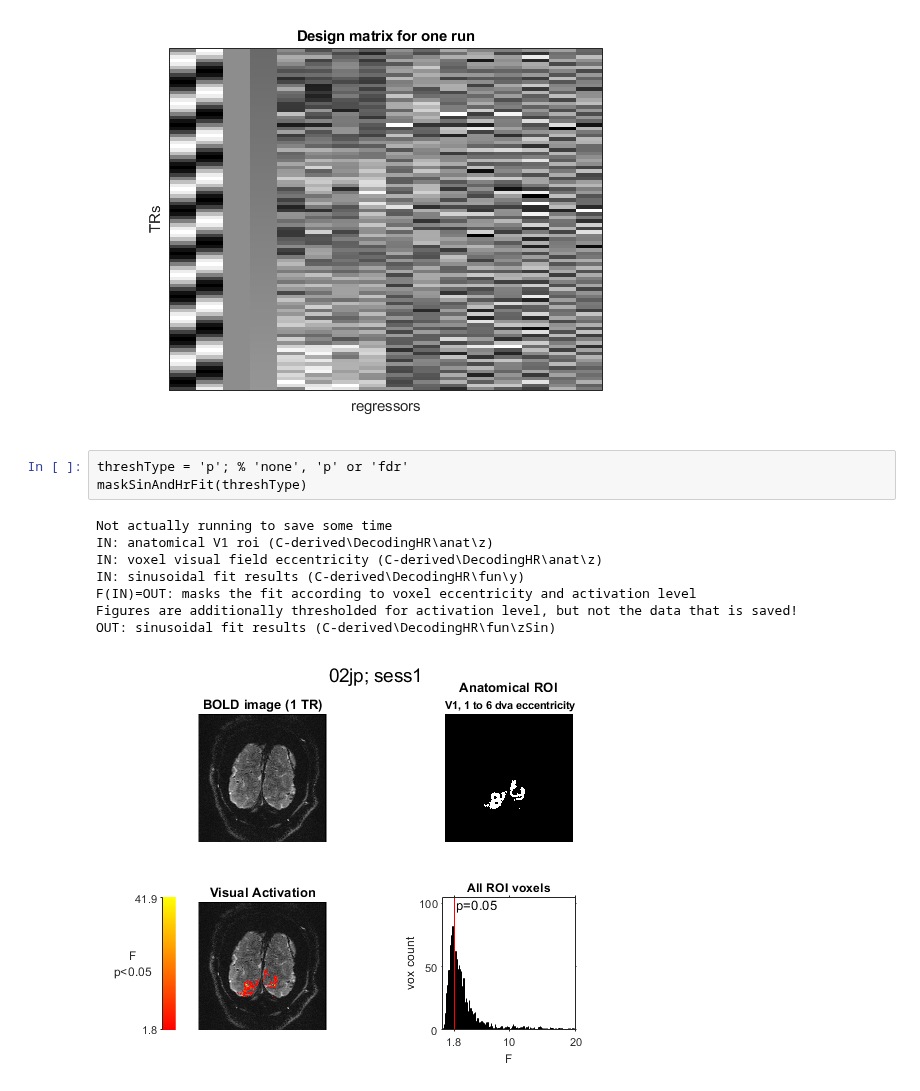
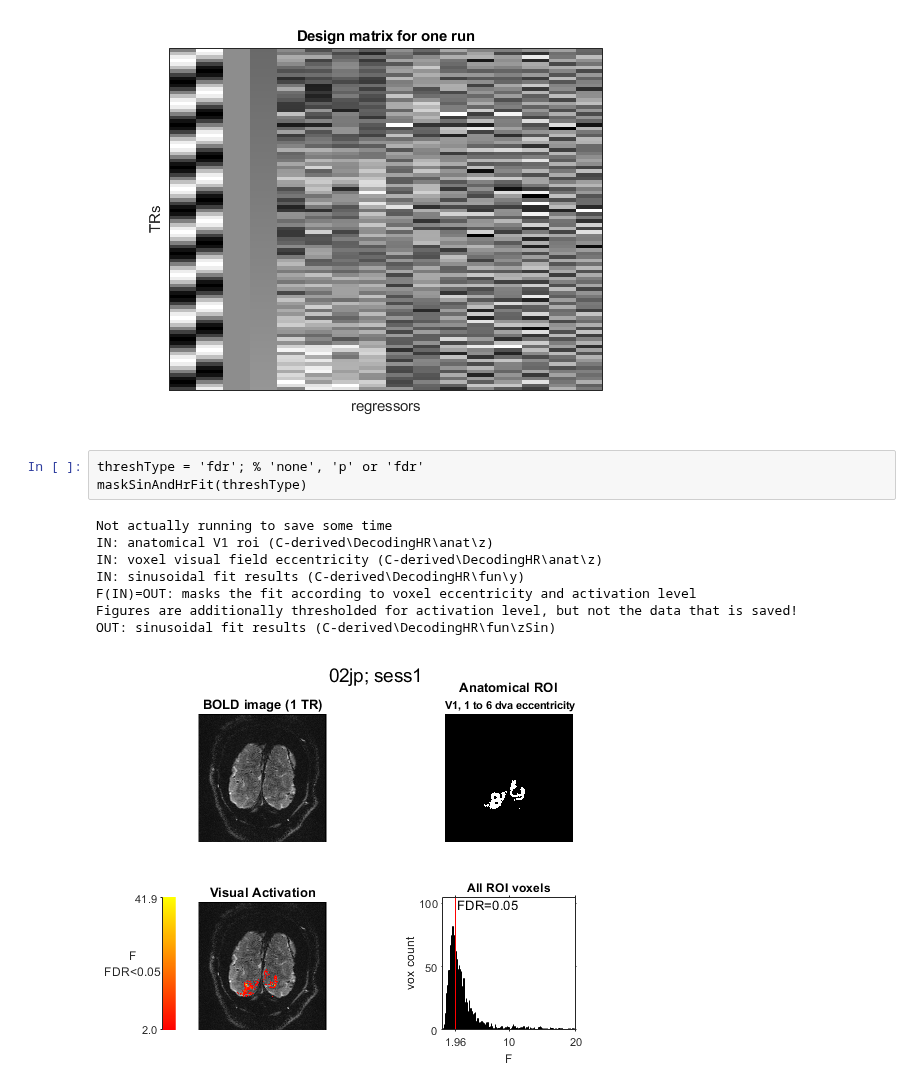
Before and after one commit to Proulx-S/HRdelay, a Jupyter notebook: neuroimaging/DecodingHR.ipynb, the cells around one changed output. Drawn from its saved outputs; the diff is of its cells as text.

```diff
--- a/neuroimaging/DecodingHR.ipynb
+++ b/neuroimaging/DecodingHR.ipynb
@@ -26,17 +26,17 @@ OUT: fit params and stats + HRF estimates (C-derived\DecodingHR\fun\y)
 Not actually running because way too long
 [figure]
 # %%
-threshType = 'p'; % 'none', 'p' or 'fdr'
+threshType = 'fdr'; % 'none', 'p' or 'fdr'
 maskSinAndHrFit(threshType)
 # %% [output]
 Not actually running to save some time
 IN: anatomical V1 roi (C-derived\DecodingHR\anat\z)
 IN: voxel visual field eccentricity (C-derived\DecodingHR\anat\z)
 IN: sinusoidal fit results (C-derived\DecodingHR\fun\y)
 F(IN)=OUT: masks the fit according to voxel eccentricity and activation level
 Figures are additionally thresholded for activation level, but not the data that is saved!
 OUT: sinusoidal fit results (C-derived\DecodingHR\fun\zSin)
-[figure, old version]
+[figure, new version]
 # %%
 sinusoidalGroupAnalysis(threshType)
 # %% [output]
```
Also changed, not shown: parts of 3 cells of this notebook, 9 other files.
